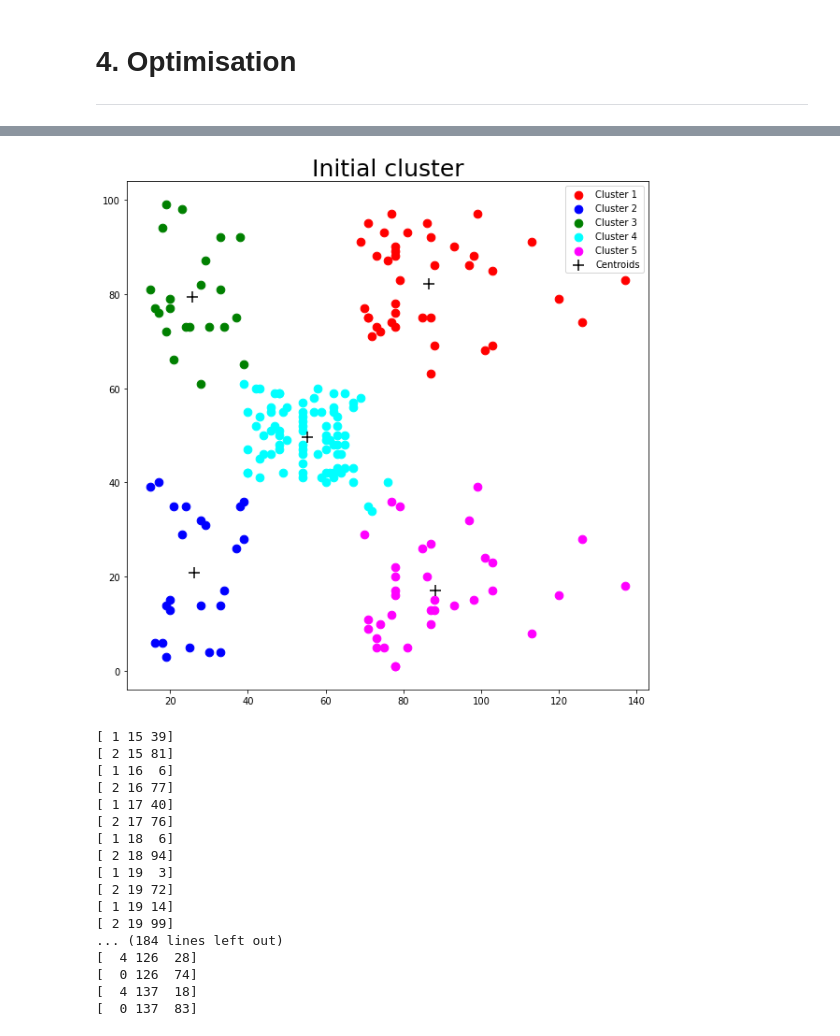
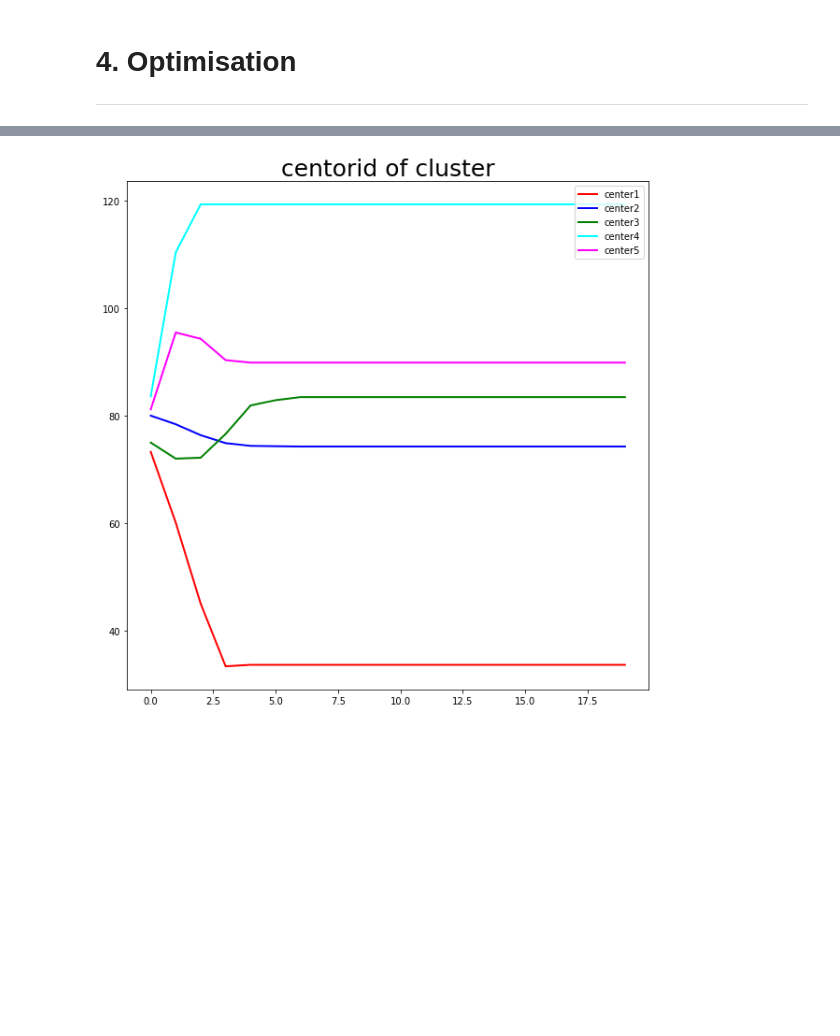
Before and after one commit to jiku100/2020-2-machine-running-proejct, a Jupyter notebook: assignment7/신석경_assignment_07.ipynb, the cells around one changed output, grey strips where cells are left out. Cells and saved outputs as stored; diff of their text form; code cells hidden in the pictures; blank space fills up the shorter version.

```diff
--- a/assignment7/신석경_assignment_07.ipynb
+++ b/assignment7/신석경_assignment_07.ipynb
@@ -186,47 +179,12 @@ plt.show()
-# %%
-idx_0 = (C[:,0]==0)
-idx_1 = (C[:,0]==1)
-idx_2 = (C[:,0]==2)
-idx_3 = (C[:,0]==3)
-idx_4 = (C[:,0]==4)
-
-C_0 = C[idx_0]
-C_1 = C[idx_1]
-C_2 = C[idx_2]
-C_3 = C[idx_3]
-C_4 = C[idx_4]
-
-plt.figure(1, figsize=(10,10))
-plt.scatter(C[idx_0, 1],C[idx_0, 2], s= 75, c="r", label="Cluster 1")
-plt.scatter(C[idx_1, 1],C[idx_1, 2], s= 75, c="b", label="Cluster 2")
-plt.scatter(C[idx_2, 1],C[idx_2, 2], s= 75, c="g", label="Cluster 3")
-plt.scatter(C[idx_3, 1],C[idx_3, 2], s= 75, c="aqua", label="Cluster 4")
-plt.scatter(C[idx_4, 1],C[idx_4, 2], s= 75, c="fuchsia", label="Cluster 5")
-plt.scatter(M[:, 0], M[:, 1], marker = "+", s = 150, c='k', label="Centroids")
-plt.title("Initial cluster", fontsize=25)
-plt.legend()
-plt.show()
-# %% [output]
-[figure, removed]
-# %%
-optim_label(C, M)
-for z in C:
-  print(z)
-# %% [output]
-[ 1 15 39]
-[ 2 15 81]
-[ 1 16  6]
-[ 2 16 77]
-[ 1 17 40]
-[ 2 17 76]
-[ 1 18  6]
-[ 2 18 94]
-[ 1 19  3]
-[ 2 19 72]
-[ 1 19 14]
-[ 2 19 99]
-... (184 lines left out)
-[  4 126  28]
-[  0 126  74]
-[  4 137  18]
-[  0 137  83]
+# %%
+plt.figure(4, figsize=(10,10))
+plt.plot(range(20), center1_distance, linewidth = 2, c = "r", label="center1")
+plt.plot(range(20), center2_distance, linewidth = 2, c = "b", label="center2")
+plt.plot(range(20), center3_distance, linewidth = 2, c = "g", label="center3")
+plt.plot(range(20), center4_distance, linewidth = 2, c = "aqua", label="center4")
+plt.plot(range(20), center5_distance, linewidth = 2, c = "fuchsia", label="center5")
+plt.title("centorid of cluster", fontsize=25)
+plt.legend(loc = 'upper right')
+plt.show()
+# %% [output]
+[figure, added]
```
Also changed, not shown: parts of 8 cells of this notebook.
